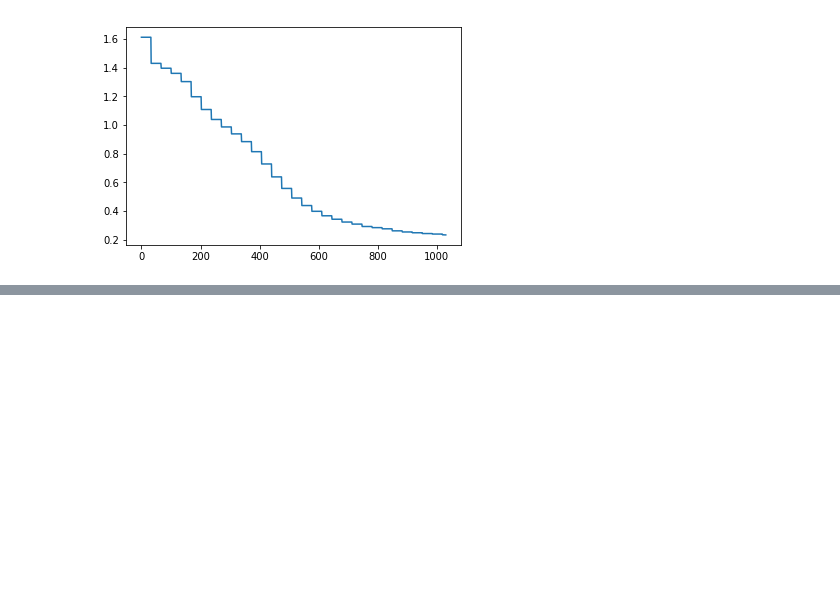
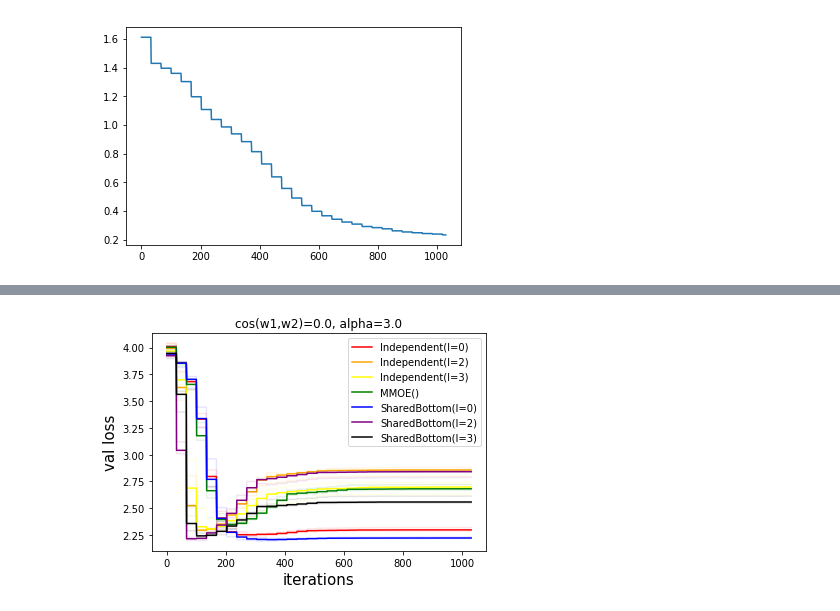
Before and after one commit to nathanwang000/MTL, a Jupyter notebook: MTL.ipynb, the cells around one changed output, grey strips where cells are left out. Saved outputs shown, nothing was run; the diff lists cells and outputs as text; code cells hidden in the pictures; blank space fills up the shorter version.

```diff
--- a/MTL.ipynb
+++ b/MTL.ipynb
@@ -347,0 +359,12 @@ per layer neuron: 76
+# %%
+res = {}
+cos_sim = 0.0
+alpha = 3.0
+for i in range(1,11):
+    for fn in glob.glob('models/{}/c={}/a={}/*'.format(i, cos_sim, alpha)):
+        if 'best' not in fn and 'l=1' not in fn:
+            t = loadTrainer(fn)
+            if res.get(t.net.name()) is not None:
+                res[t.net.name()].append(t.val_losses)
+            else:
+                res[t.net.name()] = [t.val_losses]
@@ -347,0 +389,15 @@ per layer neuron: 76
+# %%
+colors = ['r', 'orange', 'yellow', 'g', 'blue', 'purple', 'k']
+for i, (k, v) in enumerate(res.items()):
+    plt.plot(np.percentile(v, 50, 0), label=k, c=colors[i])
+    plt.plot(np.percentile(v, 25, 0), c=colors[i], alpha=0.1)
+    plt.plot(np.percentile(v, 75, 0), c=colors[i], alpha=0.1)
+
+plt.legend()
+plt.ylabel('val loss', fontsize=15)
+plt.xlabel('iterations', fontsize=15)
+plt.title('cos(w1,w2)={}, alpha={}'.format(cos_sim, alpha))
+plt.savefig('figures/p={},a={}.png'.format(cos_sim, alpha))
+plt.show()
+# %% [output]
+[figure, added]
```
Also changed, not shown: parts of 6 cells of this notebook.
